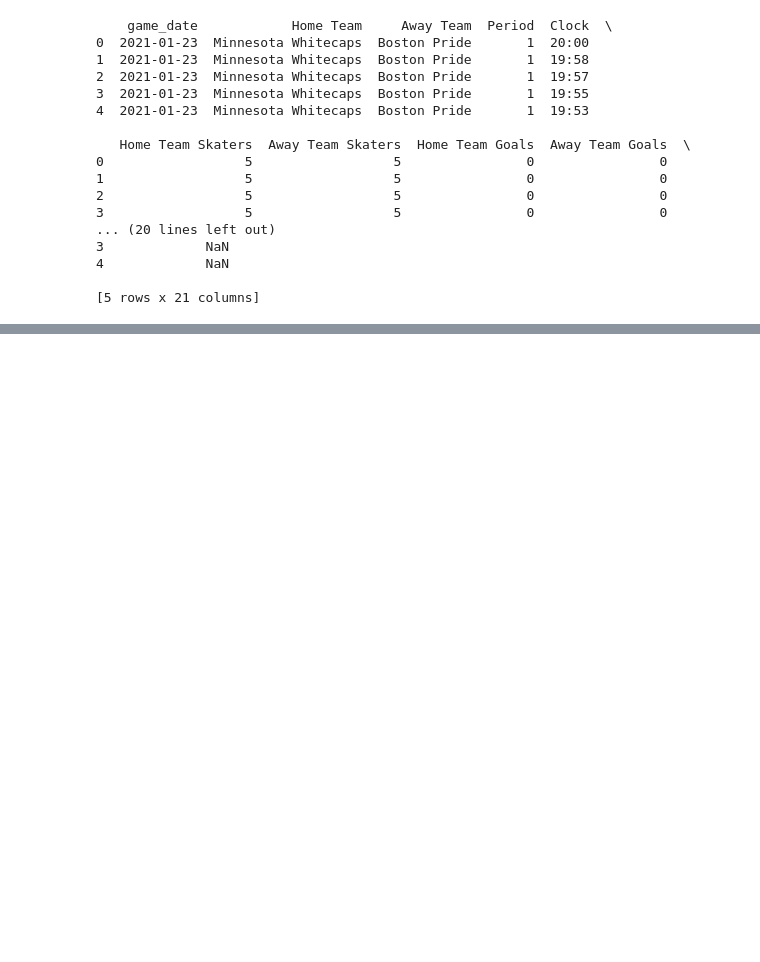
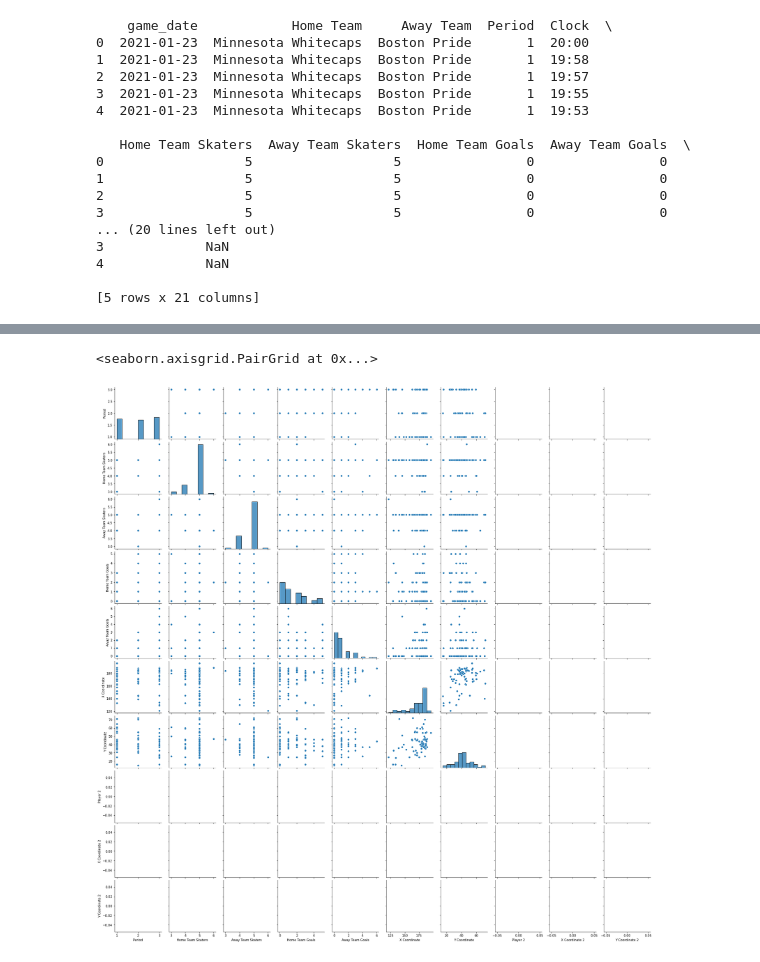
Before and after one commit to AlvinLok/Team_White_MMA_Datathon_2022, a Jupyter notebook: alvin/draft.ipynb, the cells around one changed output, grey strips where cells are left out. Saved outputs shown, nothing was run; the diff lists cells and outputs as text; code cells hidden in the pictures; blank space fills up the shorter version.

```diff
--- a/alvin/draft.ipynb
+++ b/alvin/draft.ipynb
@@ -51,0 +148,5 @@ array(['Minnesota Whitecaps', 'Buffalo Beauts', 'Metropolitan Riveters',
+# %%
+sns.pairplot(goals_df)
+# %% [output]
+<seaborn.axisgrid.PairGrid at 0x...>
+[figure, added]
```
Also changed, not shown: parts of 10 cells of this notebook, 1 other file.
